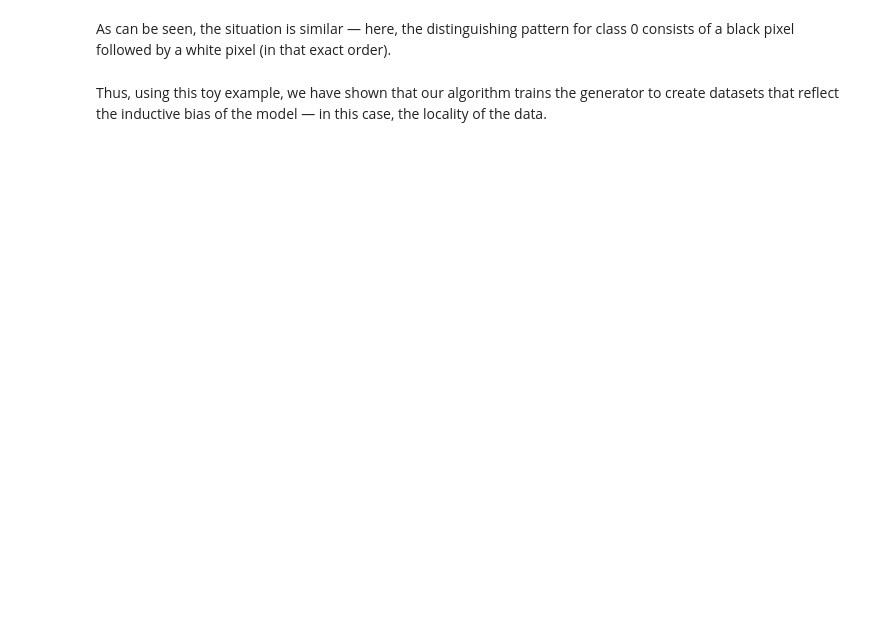
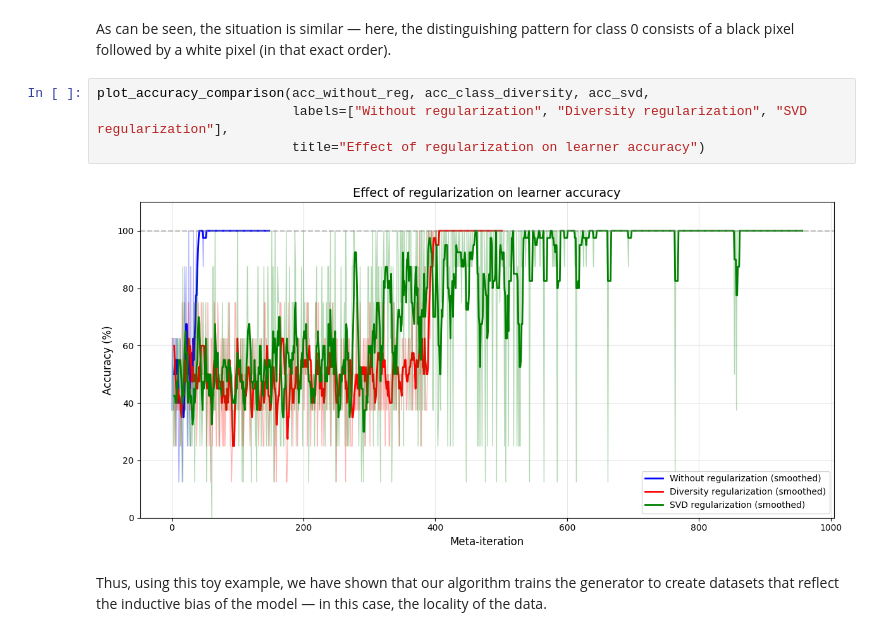
Before and after one commit to intsystems/2026-Project-205, a Jupyter notebook: code/Images_1x4_experiment.ipynb, the cells around one changed output. Drawn from its saved outputs; the diff is of its cells as text; blank space fills up the shorter version.

```diff
--- a/code/Images_1x4_experiment.ipynb
+++ b/code/Images_1x4_experiment.ipynb
@@ -117,4 +121,10 @@ step: 652, meta_loss: 0.0658, accuracy: 100.00%
 # %% [markdown]
 As can be seen, the situation is similar — here, the distinguishing pattern for class 0 consists of a black pixel followed by a white pixel (in that exact order).
+# %%
+plot_accuracy_comparison(acc_without_reg, acc_class_diversity, acc_svd,
+                         labels=["Without regularization", "Diversity regularization", "SVD regularization"],
+                         title="Effect of regularization on learner accuracy")
+# %% [output]
+[figure, added]
 # %% [markdown]
 Thus, using this toy example, we have shown that our algorithm trains the generator to create datasets that reflect the inductive bias of the model — in this case, the locality of the data.
```
Also changed, not shown: parts of 6 cells of this notebook, 16 other files.
